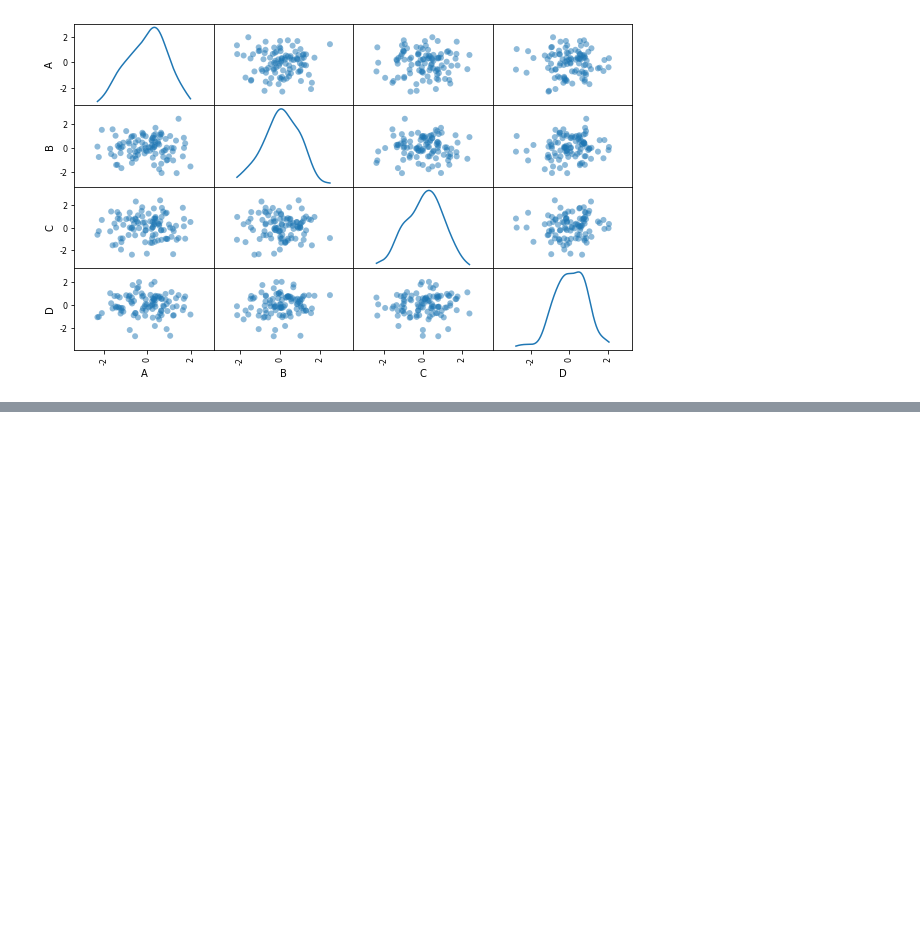
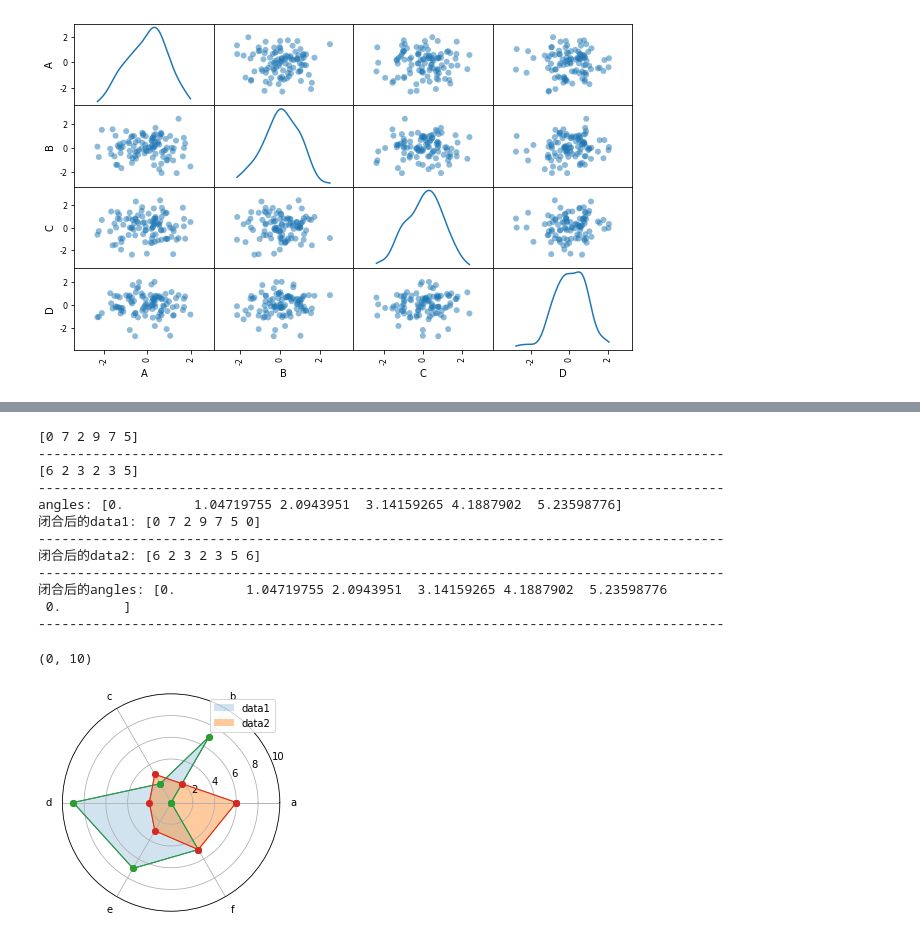
Before and after one commit to tsangyu98/matplotlib_study, a Jupyter notebook: matplotlib_part2.ipynb, the cells around one changed output, grey strips where cells are left out. Drawn from its saved outputs; the diff is of its cells as text; code cells hidden in the pictures; blank space fills up the shorter version.

```diff
--- a/matplotlib_part2.ipynb
+++ b/matplotlib_part2.ipynb
@@ -389,0 +527,49 @@ array([[<matplotlib.axes._subplots.AxesSubplot object at 0x...>,
+# %%
+# 雷达图2 - 极坐标的折线图/填图 - plt.polar()
+# 首尾闭合
+labels = np.array(['a', 'b', 'c', 'd', 'e', 'f'])  # 标签
+dataLength = 6  # 数据长度
+data1 = np.random.randint(0, 10, 6)
+print(data1)
+print('-' * 88)
+data2 = np.random.randint(0, 10, 6)  # 数据
+print(data2)
+print('-' * 88)
+
+angles = np.linspace(0, 2*np.pi, dataLength, endpoint=False)  # 将360度分成6份
+print('angles:', angles)
+data1 = np.concatenate((data1, [data1[0]]))  # 闭合data1
+print('闭合后的data1:', data1)
+print('-' * 88)
+data2 = np.concatenate((data2, [data2[0]]))  # 闭合data2
+print('闭合后的data2:', data2)
+print('-' * 88)
+angles = np.concatenate((angles, [angles[0]]))  # 闭合angles
+print('闭合后的angles:', angles)
+print('-' * 88)
+
+plt.polar(angles, data1, 'o-', linewidth=1)  # 做极坐标
+plt.polar(angles, data2, 'o-', linewidth=1)  # 做极坐标
+
+plt.polar(angles, data1, 'o-', linewidth=1)  # 做极坐标
+plt.polar(angles, data2, 'o-', linewidth=1)  # 做极坐标
+plt.fill(angles, data1, alpha=0.2, label='data1')  # 填充
+plt.fill(angles, data2, alpha=0.4, label='data2')  # 填充
+plt.legend()
+plt.thetagrids(angles*180/np.pi, labels)
+plt.ylim(0, 10)  # polar的极值设置为ylim
+# %% [output]
+[0 7 2 9 7 5]
+----------------------------------------------------------------------------------------
+[6 2 3 2 3 5]
+----------------------------------------------------------------------------------------
+angles: [0.         1.04719755 2.0943951  3.14159265 4.1887902  5.23598776]
+闭合后的data1: [0 7 2 9 7 5 0]
+----------------------------------------------------------------------------------------
+闭合后的data2: [6 2 3 2 3 5 6]
+----------------------------------------------------------------------------------------
+闭合后的angles: [0.         1.04719755 2.0943951  3.14159265 4.1887902  5.23598776
+ 0.        ]
+----------------------------------------------------------------------------------------
+(0, 10)
+[figure, added]
```
Also changed, not shown: parts of 5 cells of this notebook.
